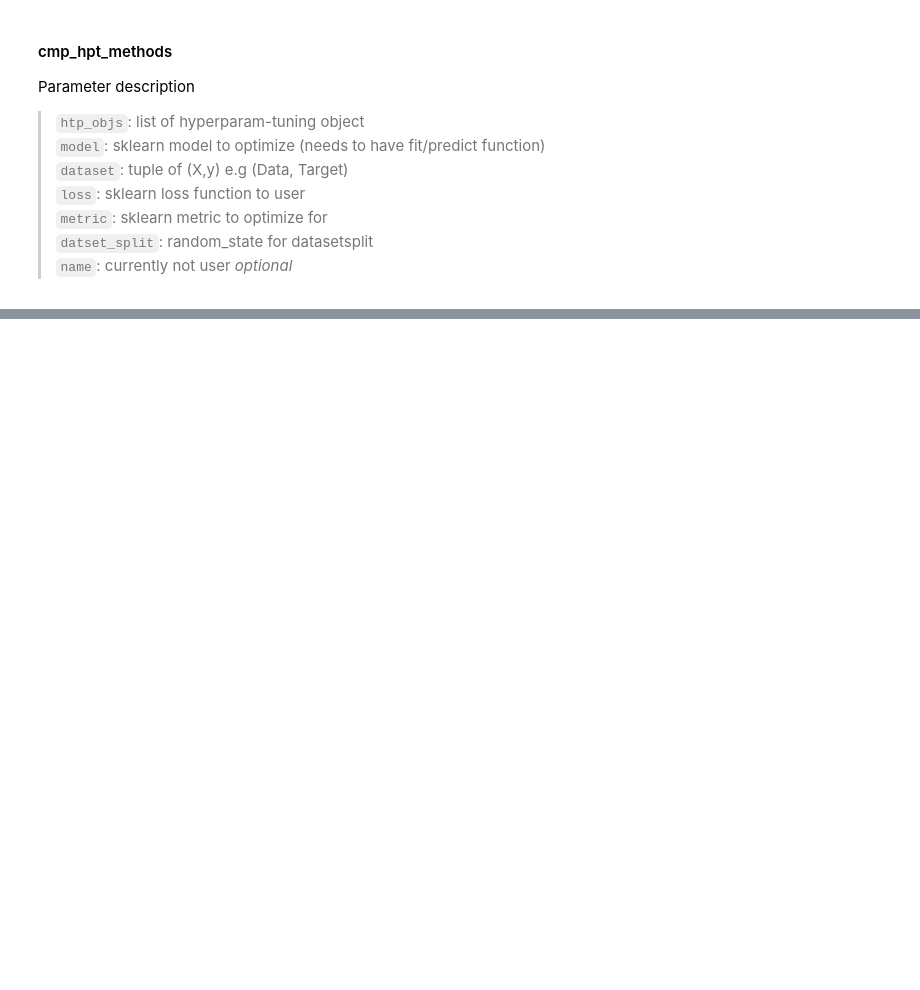
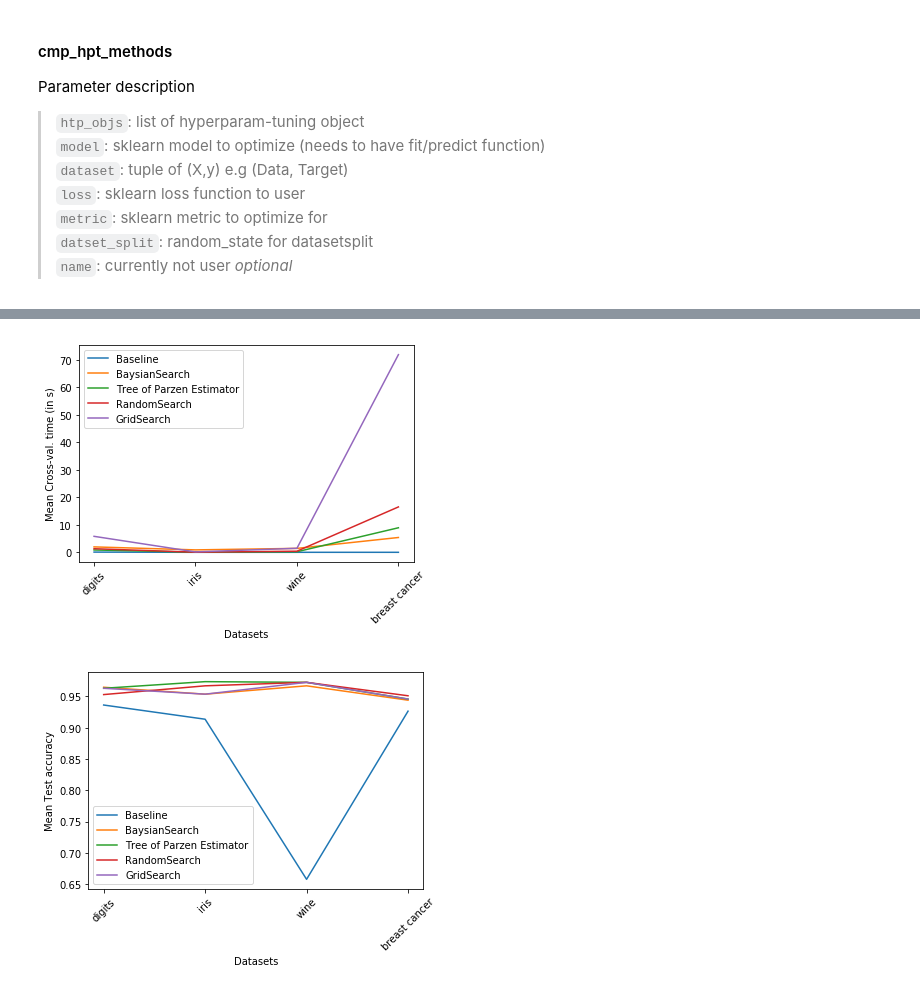
Before and after one commit to tonianelope/Hyper-Parameter-Tuning, a Jupyter notebook: HPT_core/hpt-SVC-example.ipynb, the cells around one changed output, grey strips where cells are left out. Saved outputs shown, nothing was run; the diff lists cells and outputs as text; code cells hidden in the pictures; blank space fills up the shorter version.

Commit message:
Plot by datasets

```diff
--- a/HPT_core/hpt-SVC-example.ipynb
+++ b/HPT_core/hpt-SVC-example.ipynb
@@ -16,19 +19,29 @@ from sklearn.svm import SVC
 # %%
 # Loading the Digits dataset
 digits = datasets.load_digits()
+iris = datasets.load_iris()
+wine = datasets.load_wine()
+bc = datasets.load_breast_cancer()
 
+all_datasets = [digits, iris, wine, bc]
 # To apply an classifier on this data, we need to flatten the image, to
 # turn the data in a (samples, feature) matrix:
 # %%
 param_grid = {
-    'C': [1, 10, 100, 1000],
-    'gamma': [0.0001, 0.001],
+    'C': [0.1, 1, 10, 100, 1000],
+    'gamma': [0.0001, 0.001, 0.01, 0.1, 1.0],
     'kernel': ['linear', 'rbf']
 }
 
+bayes_grid ={
+     'C': (0.1, 100, 'log-uniform'),
+    'gamma': (0.0001, 1, 'log-uniform'),
+        'kernel': ['linear', 'rbf']
+}
+
 hyperopt_grid = {
-    'C': hp.choice('C', [1, 10, 100, 1000]),
-    'gamma': hp.choice('gamma', [0.001,0.0001]),
+    'C': hp.choice('C', [0.1, 1, 10, 100, 1000]),
+    'gamma': hp.choice('gamma',[0.0001, 0.001, 0.01, 0.1, 1.0]),
     'kernel': hp.choice('kernel', ['linear', 'rbf'])
 }
 # %%
@@ -85,12 +99,15 @@ Parameter description
 > `datset_split`: random_state for datasetsplit <br>
 > `name`: currently not user *optional* <br>
 # %%
+all_results = []
+
+for ds in all_datasets:
 # Run search & print result
-results = cmp_hpt_methods(
-    hpt_objs,
-    SVC,
-    (digits.data, digits.target),
-    'log_loss',
-    accuracy_score)
-results
+    results = cmp_hpt_methods(
+        hpt_objs,
+        SVC,
+        (ds.data, ds.target),
+        'accuracy', #http://scikit-learn.org/stable/modules/model_evaluation.html#scoring-parameter
+        accuracy_score)
+    all_results.append(results)
 # %% [output]
@@ -170,0 +146,10 @@ table(results)
+# %%
+ds_names = ['digits', 'iris', 'wine', 'breast cancer']
+# %%
+# Plot cross validation -e.g. tuning time
+plot_by_ds(MEAN+CV_TIME, all_results, ds_names)
+# Plot Test Accuracy
+plot_by_ds(MEAN+TEST_ACC, all_results, ds_names)
+# %% [output]
+[figure, added]
+[figure, added]
```
Also changed, not shown: parts of 5 cells of this notebook, 1 other file.
